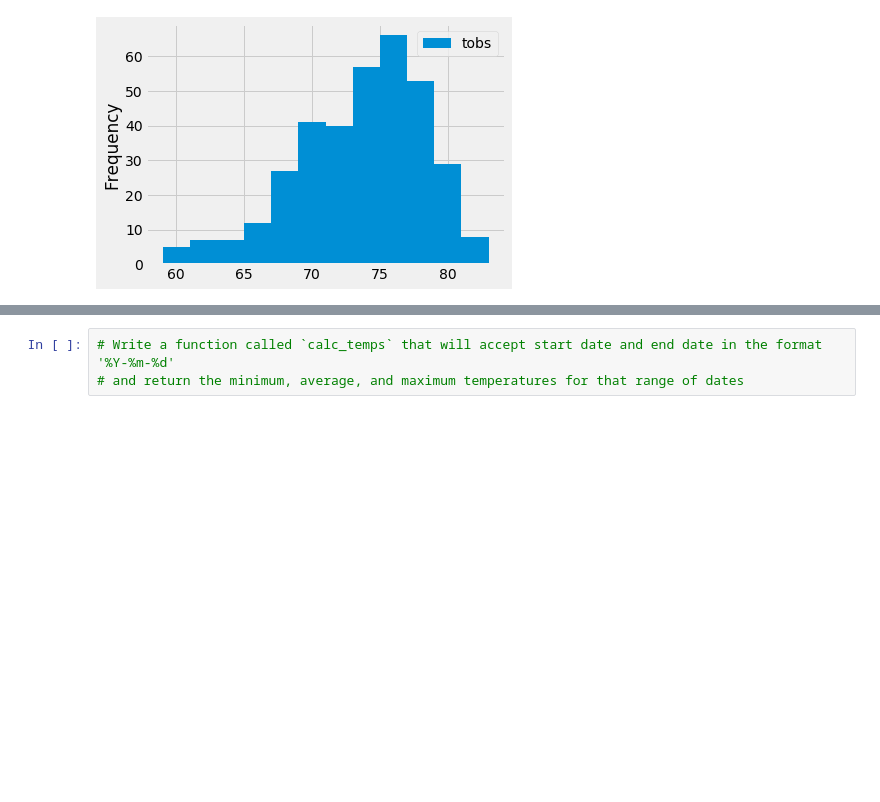
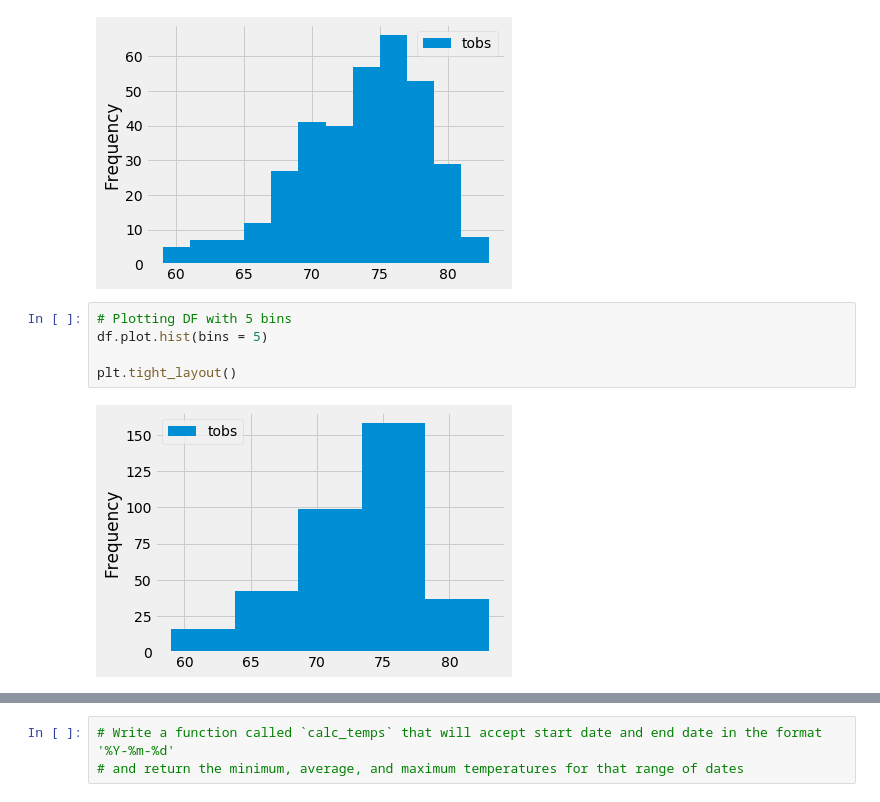
Before and after one commit to Helen-Ly/surfs_up, a Jupyter notebook: climate_analysis.ipynb, the cells around one changed output, grey strips where cells are left out. Saved outputs shown, nothing was run; the diff lists cells and outputs as text; blank space fills up the shorter version.

```diff
--- a/climate_analysis.ipynb
+++ b/climate_analysis.ipynb
@@ -212,3 +212,10 @@ df.plot(kind = 'hist', bins = 12)
 plt.tight_layout()
 # %% [output]
 [figure]
+# %%
+# Plotting DF with 5 bins
+df.plot.hist(bins = 5)
+
+plt.tight_layout()
+# %% [output]
+[figure, added]
```
Also changed, not shown: parts of 1 cell of this notebook, 1 other file.
